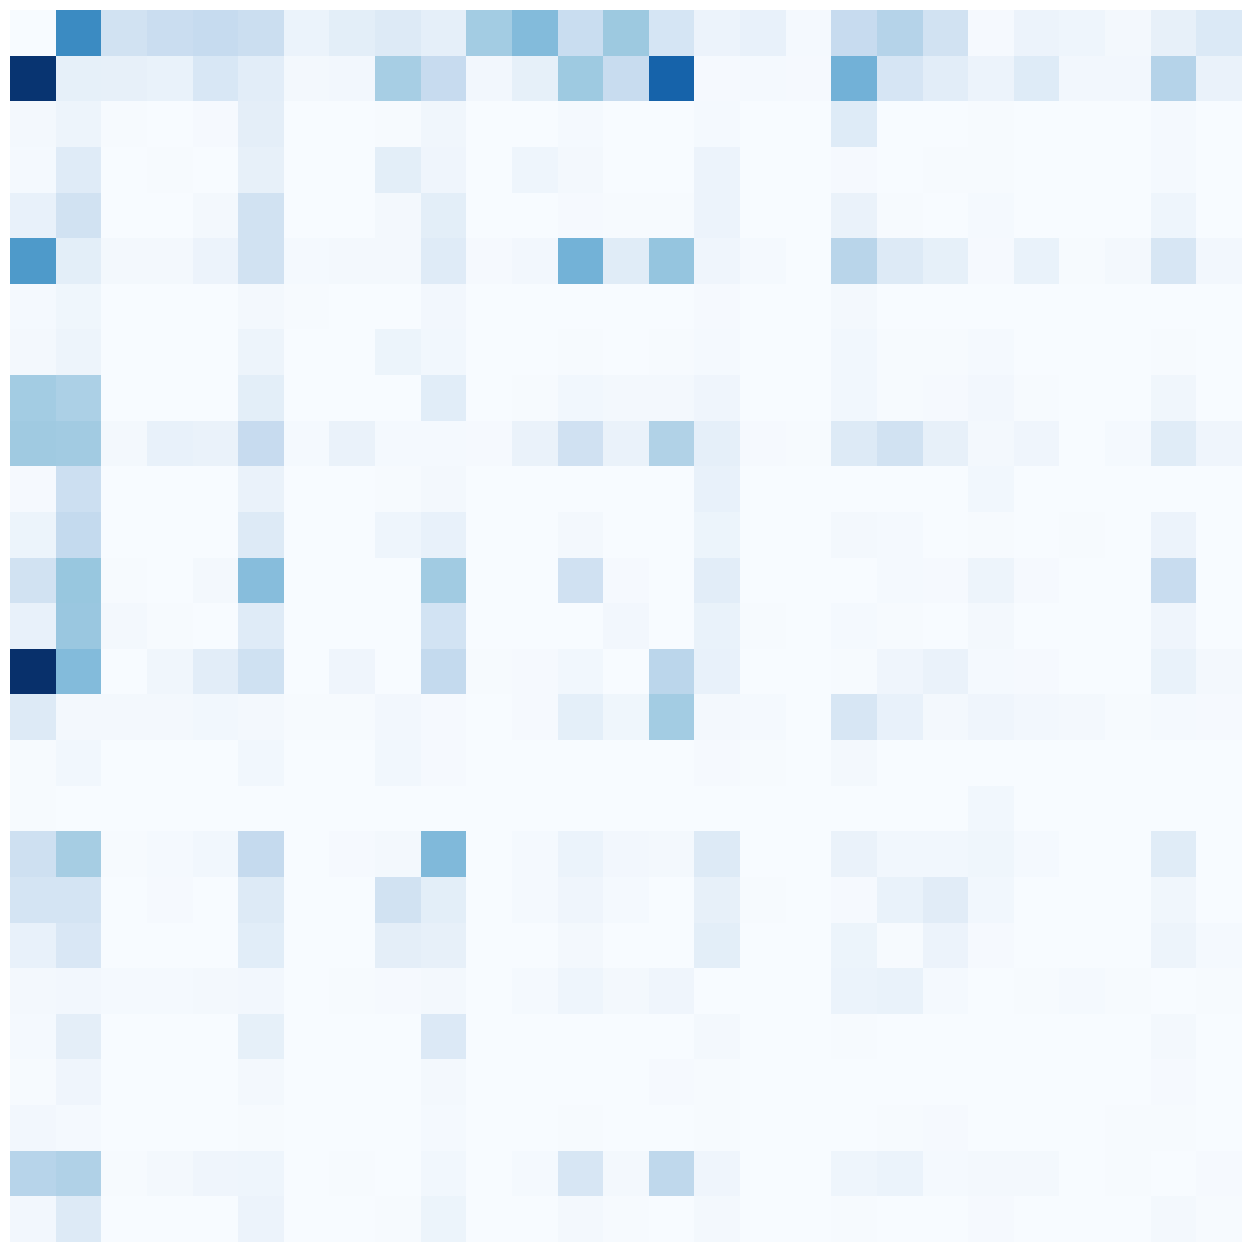
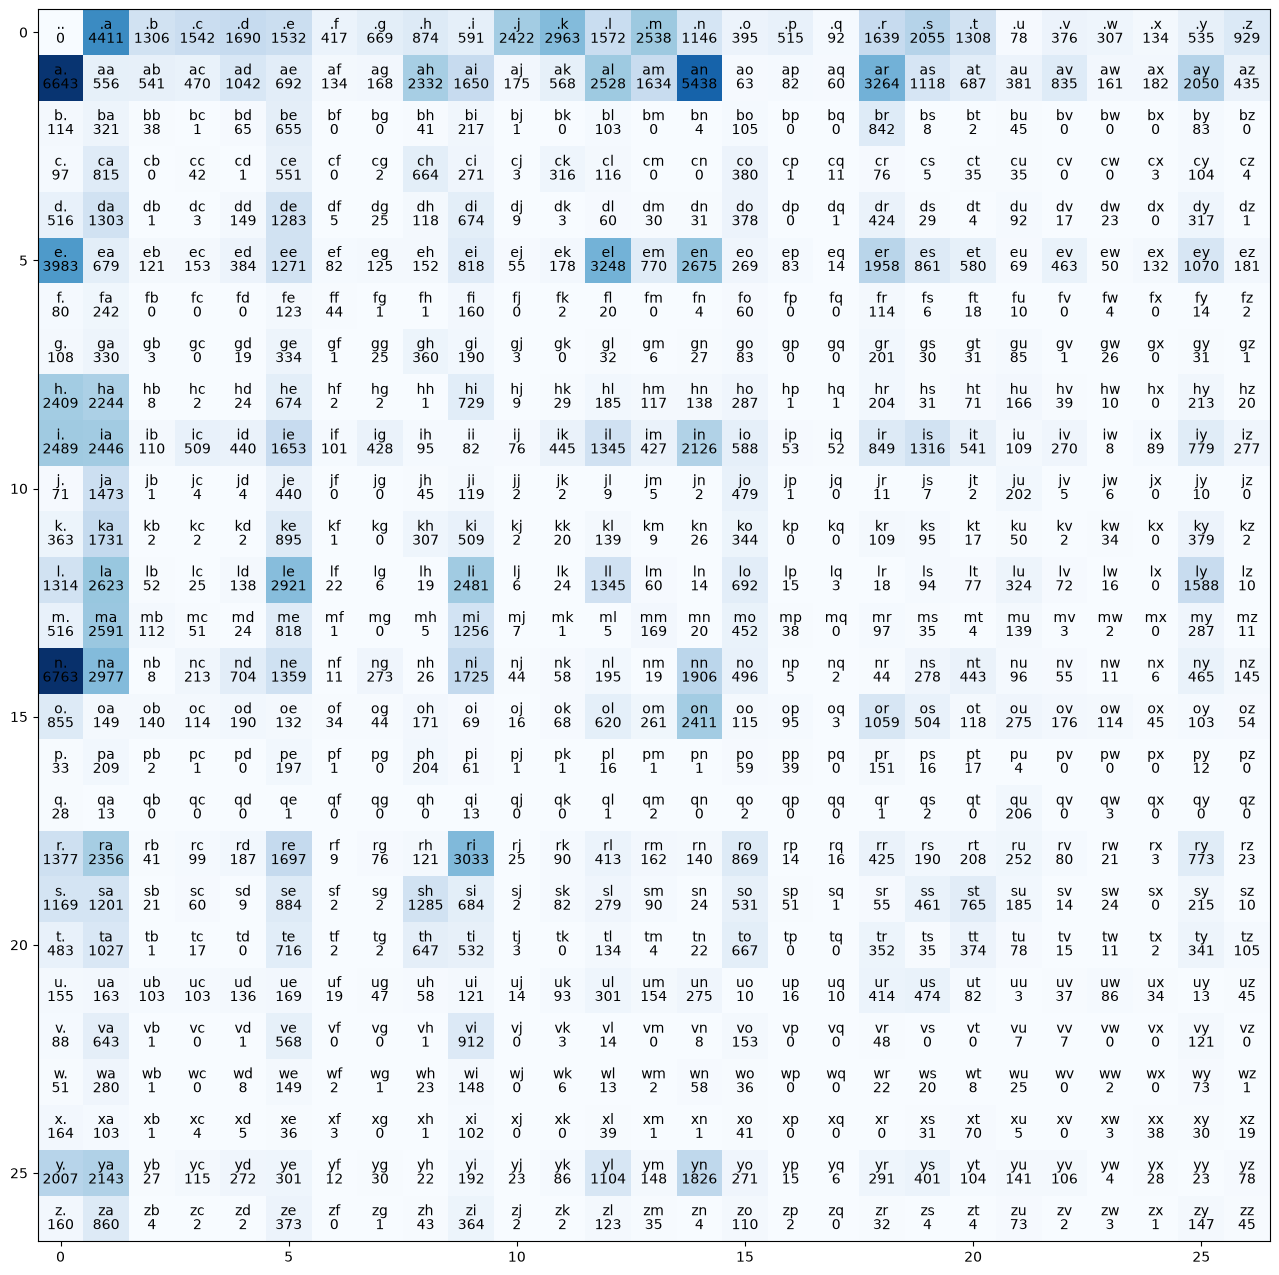
The change to this notebook cell's code, shown as a diff; its figure went from the first image to the second:
--- before
+++ after
@@ -2,5 +2,9 @@
 plt.imshow(N, cmap='Blues')
 
-plt.axis("off")
+for i in range(27):
+    for j in range(27):
+        chstr = itos[i] + itos[j]
+        plt.text(j, i, chstr, ha="center", va="bottom")
+        plt.text(j, i, N[i, j].item(), ha="center", va="top")
 
 plt.show()

Commit: creating the count matrix